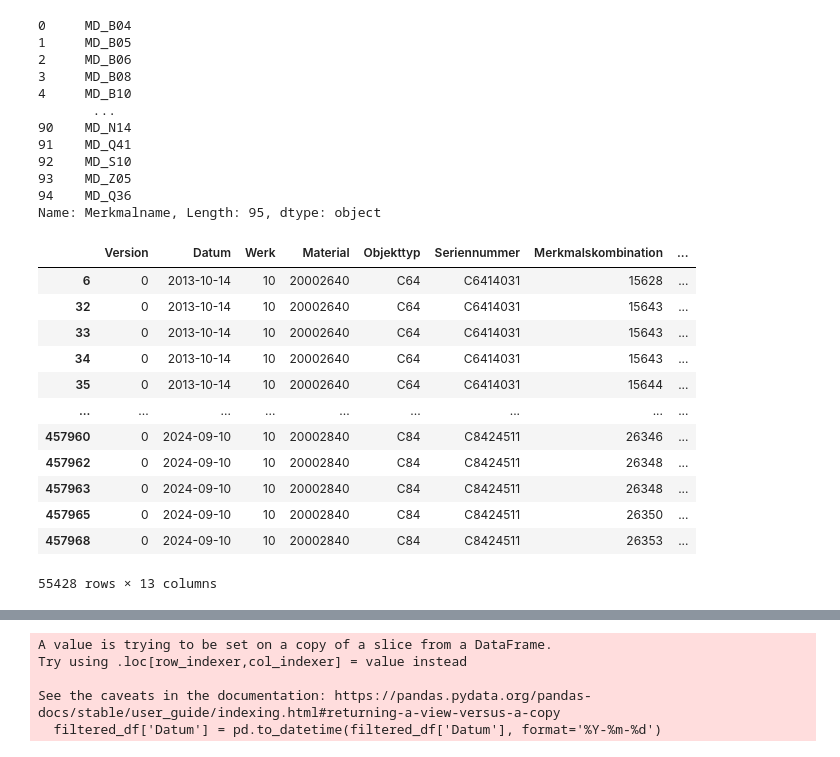
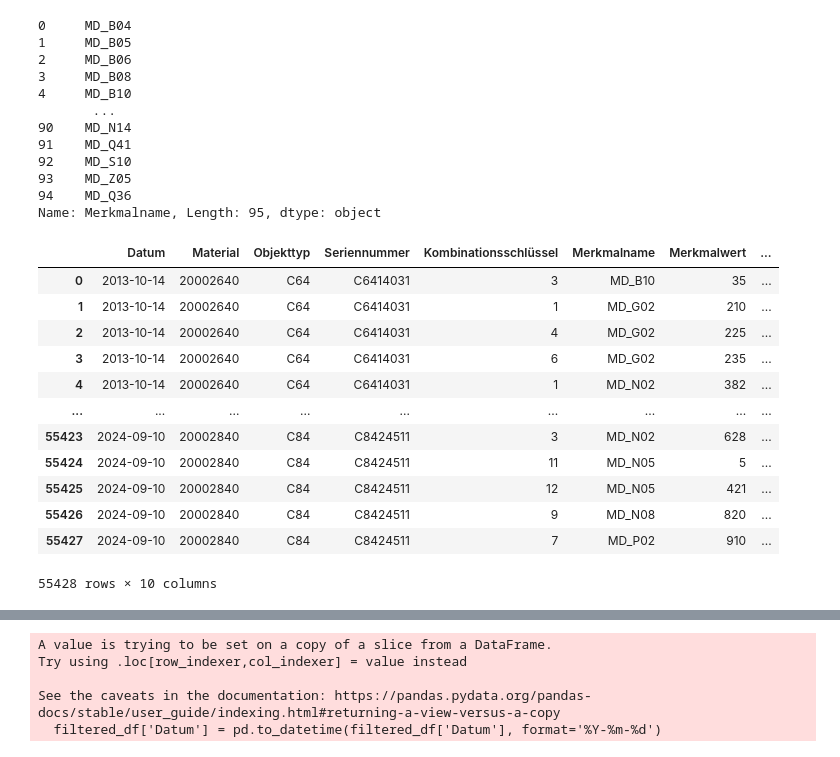
Before and after one commit to realreul/ML-with-CLAAS, a Jupyter notebook: TakeRates.ipynb, the cells around one changed output, grey strips where cells are left out. Cells and saved outputs as stored; diff of their text form; code cells hidden in the pictures.

```diff
--- a/TakeRates.ipynb
+++ b/TakeRates.ipynb
@@ -624,19 +695,21 @@ Name: Merkmalname, Length: 95, dtype: object
 # %%
 merkmale = ['MD_P02', 'MD_N02', 'MD_N08', 'MD_N05', 'MD_B10', 'MD_G02']
 
 filtered_df = df[df['Merkmalname'].isin(merkmale)]
-filtered_df
+filtered_df = filtered_df.drop([ 'Werk', 'Version', 'Merkmalskombination'], axis=1)
+
+filtered_df.reset_index(drop=True)
 # %% [output]
-|  | Version | Datum | Werk | Material | Objekttyp | Seriennummer | Merkmalskombination | ... |
-| 6 | 0 | 2013-10-14 | 10 | 20002640 | C64 | C6414031 | 15628 | ... |
-| 32 | 0 | 2013-10-14 | 10 | 20002640 | C64 | C6414031 | 15643 | ... |
-| 33 | 0 | 2013-10-14 | 10 | 20002640 | C64 | C6414031 | 15643 | ... |
-| 34 | 0 | 2013-10-14 | 10 | 20002640 | C64 | C6414031 | 15643 | ... |
-| 35 | 0 | 2013-10-14 | 10 | 20002640 | C64 | C6414031 | 15644 | ... |
+|  | Datum | Material | Objekttyp | Seriennummer | Kombinationsschlüssel | Merkmalname | Merkmalwert | ... |
+| 0 | 2013-10-14 | 20002640 | C64 | C6414031 | 3 | MD_B10 | 35 | ... |
+| 1 | 2013-10-14 | 20002640 | C64 | C6414031 | 1 | MD_G02 | 210 | ... |
+| 2 | 2013-10-14 | 20002640 | C64 | C6414031 | 4 | MD_G02 | 225 | ... |
+| 3 | 2013-10-14 | 20002640 | C64 | C6414031 | 6 | MD_G02 | 235 | ... |
+| 4 | 2013-10-14 | 20002640 | C64 | C6414031 | 1 | MD_N02 | 382 | ... |
 | ... | ... | ... | ... | ... | ... | ... | ... | ... |
-| 457960 | 0 | 2024-09-10 | 10 | 20002840 | C84 | C8424511 | 26346 | ... |
-| 457962 | 0 | 2024-09-10 | 10 | 20002840 | C84 | C8424511 | 26348 | ... |
-| 457963 | 0 | 2024-09-10 | 10 | 20002840 | C84 | C8424511 | 26348 | ... |
-| 457965 | 0 | 2024-09-10 | 10 | 20002840 | C84 | C8424511 | 26350 | ... |
-| 457968 | 0 | 2024-09-10 | 10 | 20002840 | C84 | C8424511 | 26353 | ... |
+| 55423 | 2024-09-10 | 20002840 | C84 | C8424511 | 3 | MD_N02 | 628 | ... |
+| 55424 | 2024-09-10 | 20002840 | C84 | C8424511 | 11 | MD_N05 | 5 | ... |
+| 55425 | 2024-09-10 | 20002840 | C84 | C8424511 | 12 | MD_N05 | 421 | ... |
+| 55426 | 2024-09-10 | 20002840 | C84 | C8424511 | 9 | MD_N08 | 820 | ... |
+| 55427 | 2024-09-10 | 20002840 | C84 | C8424511 | 7 | MD_P02 | 910 | ... |
-55428 rows × 13 columns
+55428 rows × 10 columns
```
Also changed, not shown: parts of 43 cells of this notebook, 5 other files.
